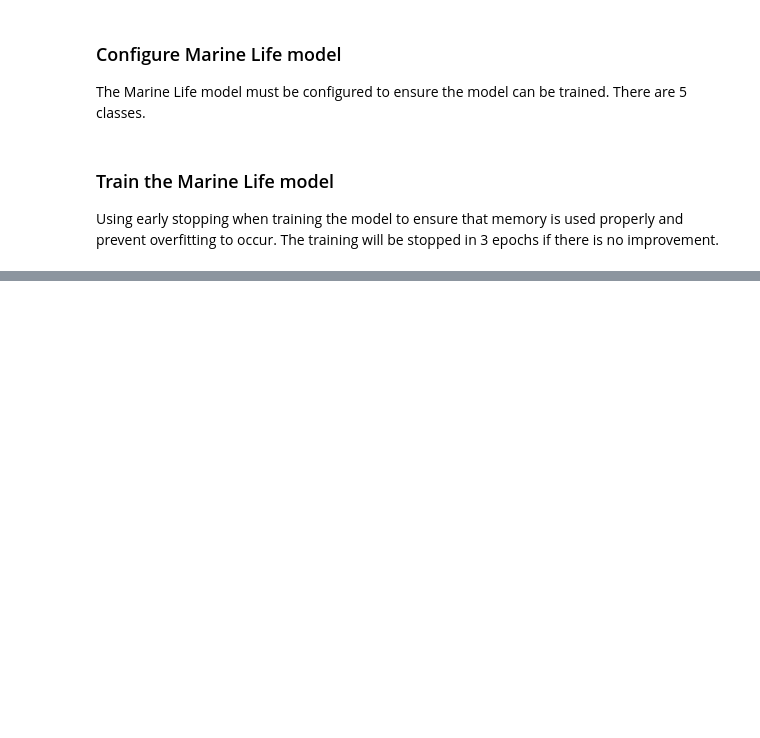
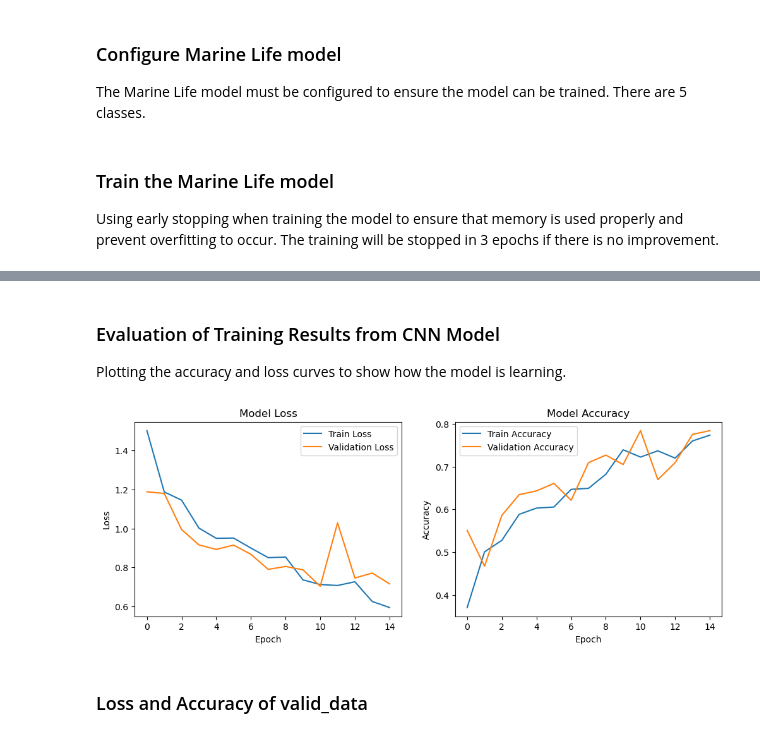
Before and after one commit to rjohnson279/Caribbean-and-Hawaiian-Marine-Reef-Life-Image-Classification, a Jupyter notebook: Caribbean and Hawaiian Marine (reef) life Single-label image classification model.ipynb, the cells around one changed output, grey strips where cells are left out. Saved outputs shown, nothing was run; the diff lists cells and outputs as text; code cells hidden in the pictures; blank space fills up the shorter version.

Commit message:
started to work with testing dataset
Created plots for evaluation of CNN model and started to work with the testing dataset.

```diff
--- a/Caribbean and Hawaiian Marine (reef) life Single-label image classification model.ipynb
+++ b/Caribbean and Hawaiian Marine (reef) life Single-label image classification model.ipynb
@@ -404,3 +404,43 @@ Wall time: 26min 14s
+# %% [markdown]
+### Evaluation of Training Results from CNN Model
+Plotting the  accuracy and loss curves to show how the model is learning.
+# %%
+trainHistory = pd.DataFrame(history.history)
+
+# figure size
+plt.figure(figsize=(12,4))
+
+# Plotting Train and Valid Loss
+
+# subplot to put the graphs next to each other
+plt.subplot(1, 2, 1)
+
+plt.plot(trainHistory['loss'], label='Train Loss')
+plt.plot(trainHistory['val_loss'], label='Validation Loss')
+plt.title('Model Loss')
+plt.xlabel('Epoch')
+plt.ylabel('Loss')
+plt.legend()
+
+#---------------------------------------------------------------------
+#---------------------------------------------------------------------
+
+# Plotting Train and Valid Accuracy
+
+# subplot to put the graphs next to each other
+plt.subplot(1, 2, 2)
+
+plt.plot(trainHistory['accuracy'], label='Train Accuracy')
+plt.plot(trainHistory['val_accuracy'], label='Validation Accuracy')
+plt.title('Model Accuracy')
+plt.xlabel('Epoch')
+plt.ylabel('Accuracy')
+plt.legend()
+plt.show()
+# %% [output]
+[figure, added]
+# %% [markdown]
+### Loss and Accuracy of valid_data
 # %%
 loss, acc = marineLife_model.evaluate(valid_data)
 print(f'Loss: {round(loss, 6)}\nAccuracy: {round(acc, 6)}')
```
Also changed, not shown: parts of 11 cells of this notebook.
